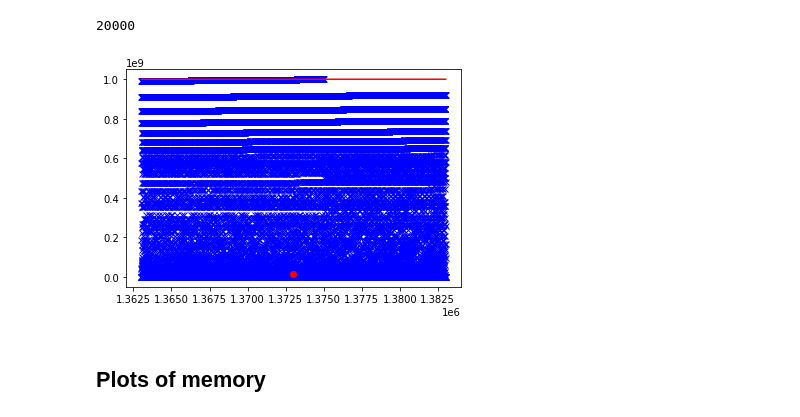
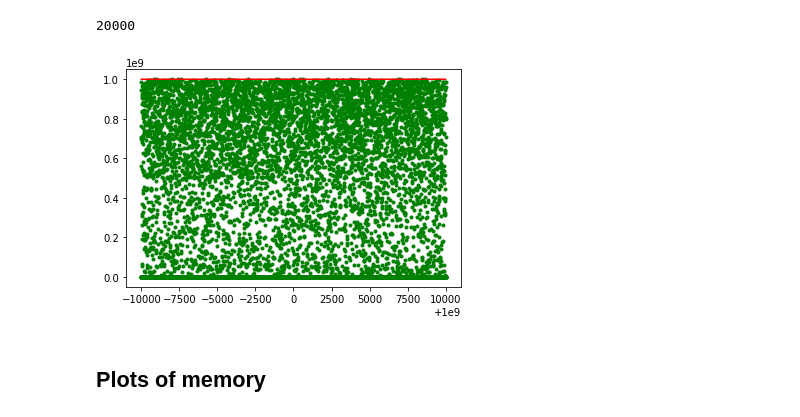
Before and after one commit to awav/gambit, a Jupyter notebook: bench/Untitled.ipynb, the cells around one changed output. Cells and saved outputs as stored; diff of their text form; code cells hidden in the pictures.

```diff
--- a/bench/Untitled.ipynb
+++ b/bench/Untitled.ipynb
@@ -42,7 +42,8 @@ split_algo(make_dims(1373017), 1, 1 * gb)
 # %%
 limit = 1*gb
 # %%
-dataset_sizes = [n for n in range(1373017 - 10000, 1373017 + 10000)]
+# dataset_sizes = [n for n in range(1373017 - 10000, 1373017 + 10000)]
+dataset_sizes = [n for n in range(1*gb - 10000, 1*gb + 10000)]
 len(dataset_sizes)
 # %% [output]
 20000
@@ -51,12 +52,12 @@ split_sizes   = [split_algo(make_dims(n), 1, limit) for n in dataset_sizes]
 # %%
 full_sizes    = [1000 * n for n in dataset_sizes]
 # %%
-plt.plot(dataset_sizes, [8 * 1000 * s for s in split_sizes], "xb")
-plt.plot([1373017], [8 * 1000 * split_algo(make_dims(1373017), 1, limit)], "or") # house electric
+plt.plot(dataset_sizes, [8 * 1000 * s for s in split_sizes], ".g")
+# plt.plot([1373017], [8 * 1000 * split_algo(make_dims(1373017), 1, limit)], "or") # house electric
 #plt.plot(dataset_sizes, full_sizes, "or")
 plt.plot(dataset_sizes, [limit for _ in dataset_sizes], "-r")
 plt.show()
 # %% [output]
-[figure, old version]
+[figure, new version]
 # %% [markdown]
 ## Plots of memory
```
Also changed, not shown: 3 other files.
